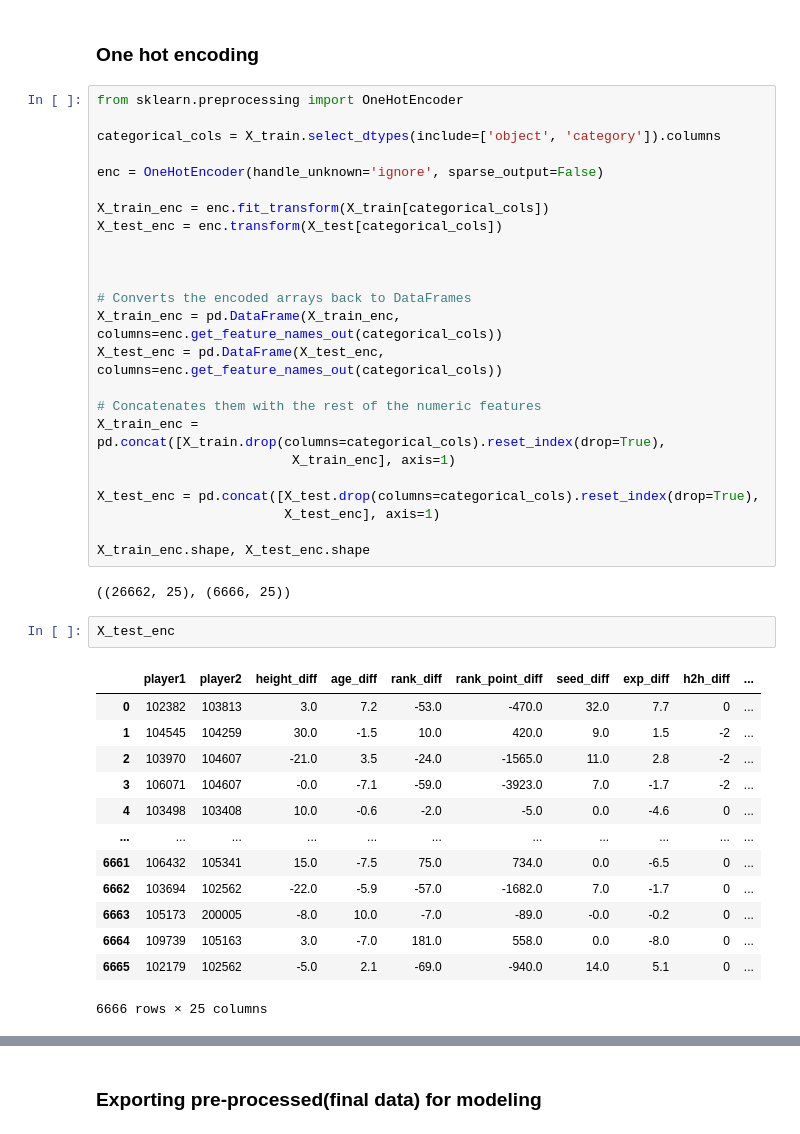
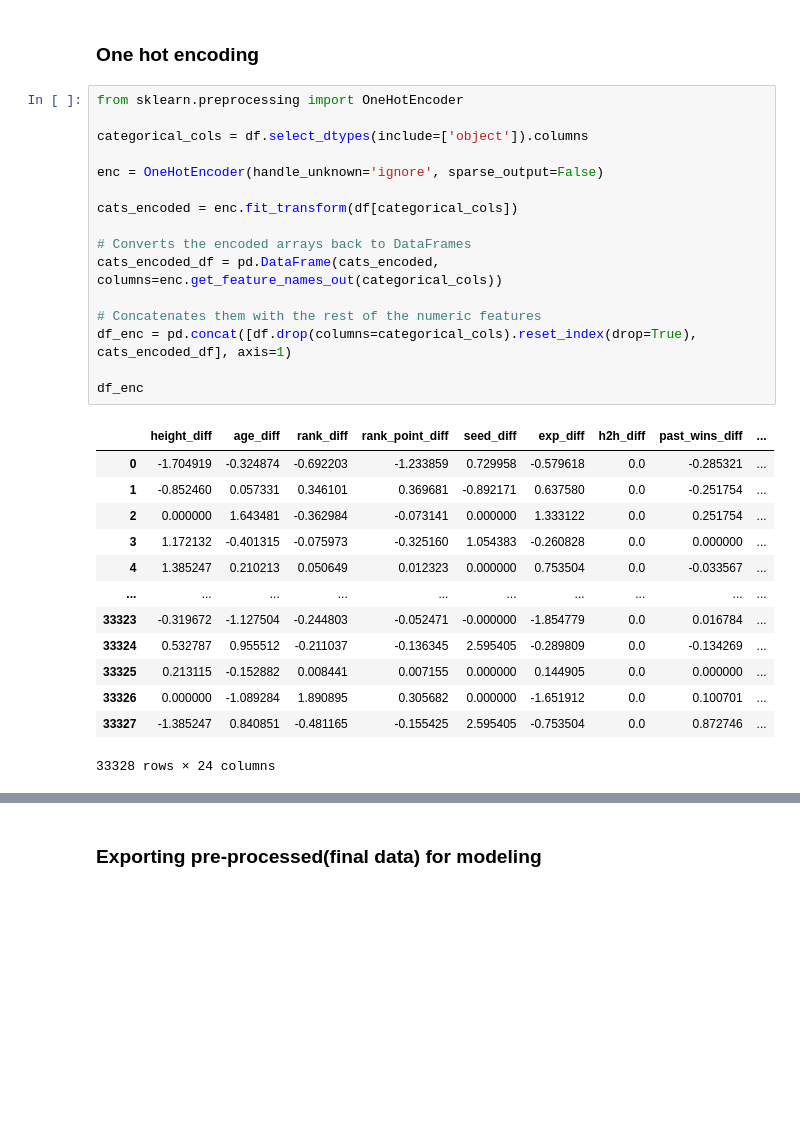
Before and after one commit to Tesserxt/ATP-Tennis, a Jupyter notebook: Notebooks/03_model_data_preparation.ipynb, the cells around one changed output, grey strips where cells are left out. Drawn from its saved outputs; the diff is of its cells as text; blank space fills up the shorter version.

```diff
--- a/Notebooks/03_model_data_preparation.ipynb
+++ b/Notebooks/03_model_data_preparation.ipynb
@@ -89,42 +130,30 @@ print(X_train.shape, X_test.shape)
 # %%
 from sklearn.preprocessing import OneHotEncoder
 
-categorical_cols = X_train.select_dtypes(include=['object', 'category']).columns
+categorical_cols = df.select_dtypes(include=['object']).columns
 
 enc = OneHotEncoder(handle_unknown='ignore', sparse_output=False)
 
-X_train_enc = enc.fit_transform(X_train[categorical_cols])
-X_test_enc = enc.transform(X_test[categorical_cols])
-
-
+cats_encoded = enc.fit_transform(df[categorical_cols])
 
 # Converts the encoded arrays back to DataFrames
-X_train_enc = pd.DataFrame(X_train_enc, columns=enc.get_feature_names_out(categorical_cols))
-X_test_enc = pd.DataFrame(X_test_enc, columns=enc.get_feature_names_out(categorical_cols))
+cats_encoded_df = pd.DataFrame(cats_encoded, columns=enc.get_feature_names_out(categorical_cols))
 
 # Concatenates them with the rest of the numeric features
-X_train_enc = pd.concat([X_train.drop(columns=categorical_cols).reset_index(drop=True),
-                         X_train_enc], axis=1)
+df_enc = pd.concat([df.drop(columns=categorical_cols).reset_index(drop=True), cats_encoded_df], axis=1)
 
-X_test_enc = pd.concat([X_test.drop(columns=categorical_cols).reset_index(drop=True),
-                        X_test_enc], axis=1)
-
-X_train_enc.shape, X_test_enc.shape
+df_enc
 # %% [output]
+|  | height_diff | age_diff | rank_diff | rank_point_diff | seed_diff | exp_diff | h2h_diff | past_wins_diff | ... |
+| 0 | -1.704919 | -0.324874 | -0.692203 | -1.233859 | 0.729958 | -0.579618 | 0.0 | -0.285321 | ... |
+| 1 | -0.852460 | 0.057331 | 0.346101 | 0.369681 | -0.892171 | 0.637580 | 0.0 | -0.251754 | ... |
+| 2 | 0.000000 | 1.643481 | -0.362984 | -0.073141 | 0.000000 | 1.333122 | 0.0 | 0.251754 | ... |
+| 3 | 1.172132 | -0.401315 | -0.075973 | -0.325160 | 1.054383 | -0.260828 | 0.0 | 0.000000 | ... |
+| 4 | 1.385247 | 0.210213 | 0.050649 | 0.012323 | 0.000000 | 0.753504 | 0.0 | -0.033567 | ... |
+| ... | ... | ... | ... | ... | ... | ... | ... | ... | ... |
+| 33323 | -0.319672 | -1.127504 | -0.244803 | -0.052471 | -0.000000 | -1.854779 | 0.0 | 0.016784 | ... |
+| 33324 | 0.532787 | 0.955512 | -0.211037 | -0.136345 | 2.595405 | -0.289809 | 0.0 | -0.134269 | ... |
+| 33325 | 0.213115 | -0.152882 | 0.008441 | 0.007155 | 0.000000 | 0.144905 | 0.0 | 0.000000 | ... |
+| 33326 | 0.000000 | -1.089284 | 1.890895 | 0.305682 | 0.000000 | -1.651912 | 0.0 | 0.100701 | ... |
+| 33327 | -1.385247 | 0.840851 | -0.481165 | -0.155425 | 2.595405 | -0.753504 | 0.0 | 0.872746 | ... |
-((26662, 25), (6666, 25))
+33328 rows × 24 columns
-# %%
-X_test_enc
-# %% [output]
-|  | player1 | player2 | height_diff | age_diff | rank_diff | rank_point_diff | seed_diff | exp_diff | h2h_diff | ... |
-| 0 | 102382 | 103813 | 3.0 | 7.2 | -53.0 | -470.0 | 32.0 | 7.7 | 0 | ... |
-| 1 | 104545 | 104259 | 30.0 | -1.5 | 10.0 | 420.0 | 9.0 | 1.5 | -2 | ... |
-| 2 | 103970 | 104607 | -21.0 | 3.5 | -24.0 | -1565.0 | 11.0 | 2.8 | -2 | ... |
-| 3 | 106071 | 104607 | -0.0 | -7.1 | -59.0 | -3923.0 | 7.0 | -1.7 | -2 | ... |
-| 4 | 103498 | 103408 | 10.0 | -0.6 | -2.0 | -5.0 | 0.0 | -4.6 | 0 | ... |
-| ... | ... | ... | ... | ... | ... | ... | ... | ... | ... | ... |
-| 6661 | 106432 | 105341 | 15.0 | -7.5 | 75.0 | 734.0 | 0.0 | -6.5 | 0 | ... |
-| 6662 | 103694 | 102562 | -22.0 | -5.9 | -57.0 | -1682.0 | 7.0 | -1.7 | 0 | ... |
-| 6663 | 105173 | 200005 | -8.0 | 10.0 | -7.0 | -89.0 | -0.0 | -0.2 | 0 | ... |
-| 6664 | 109739 | 105163 | 3.0 | -7.0 | 181.0 | 558.0 | 0.0 | -8.0 | 0 | ... |
-| 6665 | 102179 | 102562 | -5.0 | 2.1 | -69.0 | -940.0 | 14.0 | 5.1 | 0 | ... |
-6666 rows × 25 columns
```
Also changed, not shown: parts of 8 cells of this notebook.
